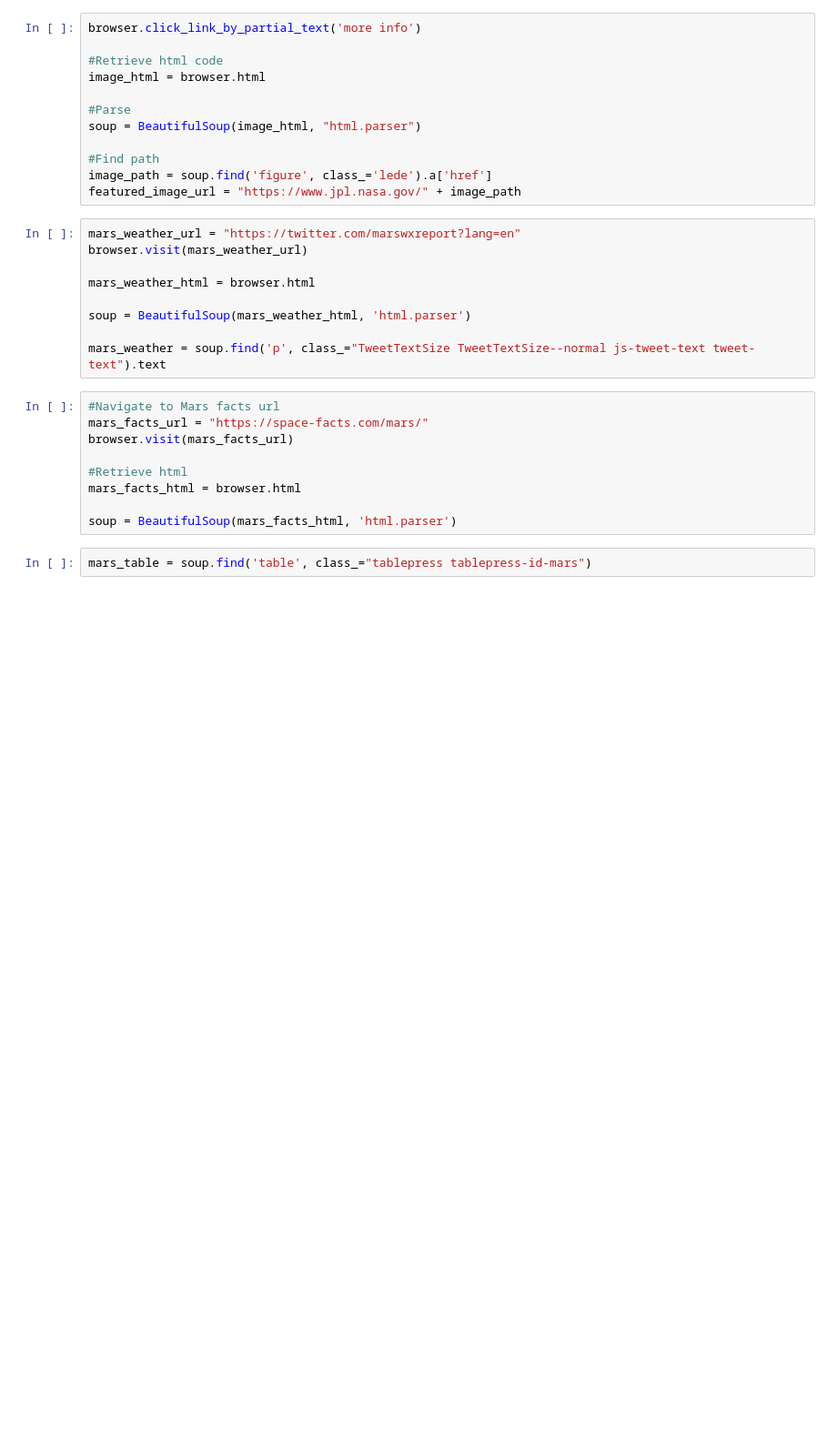
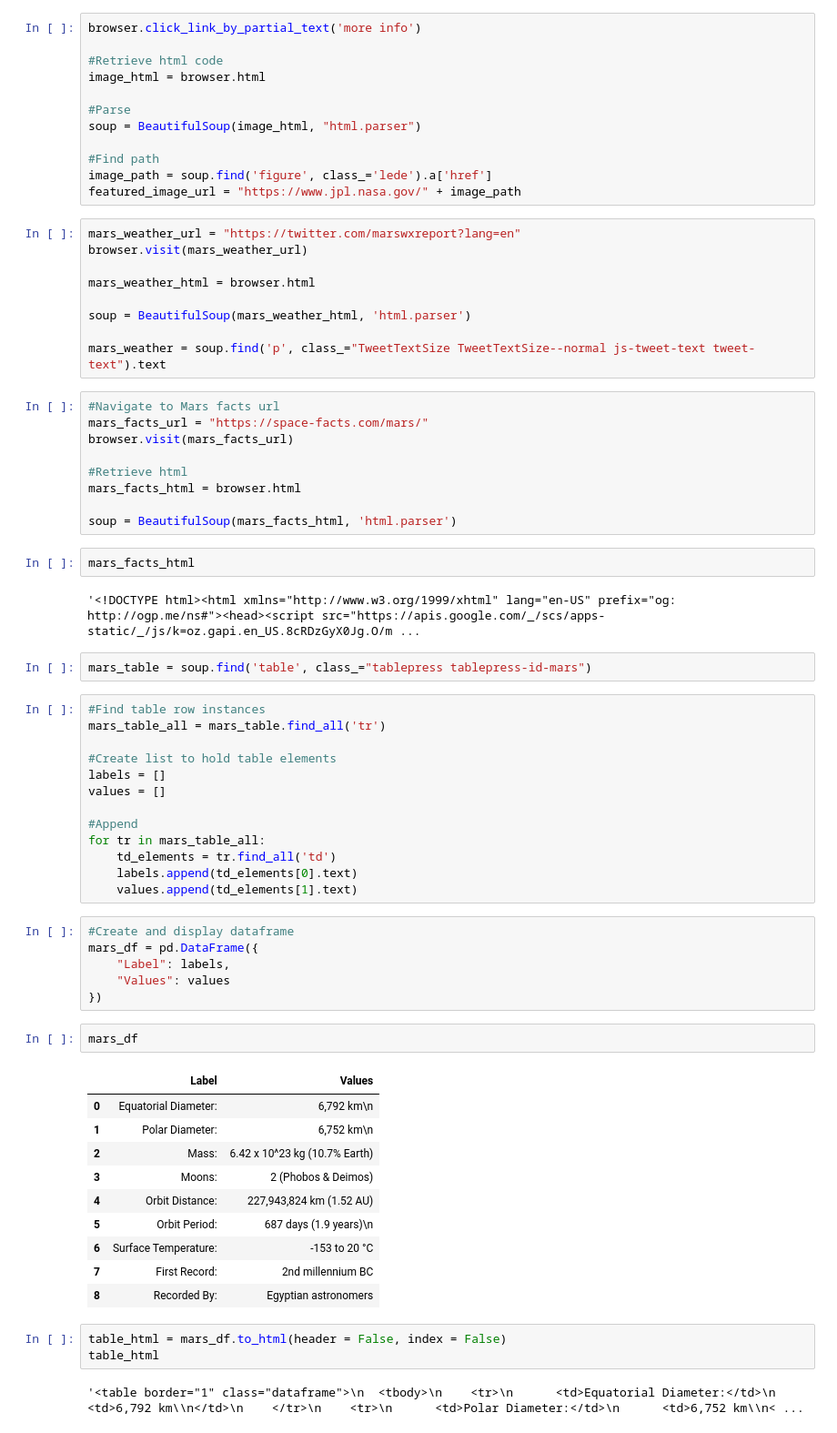
Before and after one commit to gbooker80/Mars_Webscrape, a Jupyter notebook: mission_to_mars.ipynb, the cells around one changed output. Shown at 91% size. Cells and saved outputs as stored; diff of their text form; blank space fills up the shorter version.

```diff
--- a/mission_to_mars.ipynb
+++ b/mission_to_mars.ipynb
@@ -55,5 +54,46 @@ browser.visit(mars_facts_url)
 mars_facts_html = browser.html
 
 soup = BeautifulSoup(mars_facts_html, 'html.parser')
+# %%
+mars_facts_html
+# %% [output]
+'<!DOCTYPE html><html xmlns="http://www.w3.org/1999/xhtml" lang="en-US" prefix="og: http://ogp.me/ns#"><head><script src="https://apis.google.com/_/scs/apps-static/_/js/k=oz.gapi.en_US.8cRDzGyX0Jg.O/m ...
 # %%
 mars_table = soup.find('table', class_="tablepress tablepress-id-mars")
+# %%
+#Find table row instances
+mars_table_all = mars_table.find_all('tr')
+
+#Create list to hold table elements
+labels = []
+values = []
+
+#Append
+for tr in mars_table_all:
+    td_elements = tr.find_all('td')
+    labels.append(td_elements[0].text)
+    values.append(td_elements[1].text)
+# %%
+#Create and display dataframe
+mars_df = pd.DataFrame({
+    "Label": labels,
+    "Values": values
+})
+# %%
+mars_df
+# %% [output]
+|  | Label | Values |
+| 0 | Equatorial Diameter: | 6,792 km\n |
+| 1 | Polar Diameter: | 6,752 km\n |
+| 2 | Mass: | 6.42 x 10^23 kg (10.7% Earth) |
+| 3 | Moons: | 2 (Phobos & Deimos) |
+| 4 | Orbit Distance: | 227,943,824 km (1.52 AU) |
+| 5 | Orbit Period: | 687 days (1.9 years)\n |
+| 6 | Surface Temperature: | -153 to 20 °C |
+| 7 | First Record: | 2nd millennium BC |
+| 8 | Recorded By: | Egyptian astronomers |
+# %%
+table_html = mars_df.to_html(header = False, index = False)
+table_html
+# %% [output]
+'<table border="1" class="dataframe">\n  <tbody>\n    <tr>\n      <td>Equatorial Diameter:</td>\n      <td>6,792 km\\n</td>\n    </tr>\n    <tr>\n      <td>Polar Diameter:</td>\n      <td>6,752 km\\n< ...
```
Also changed, not shown: parts of 1 cell of this notebook.
